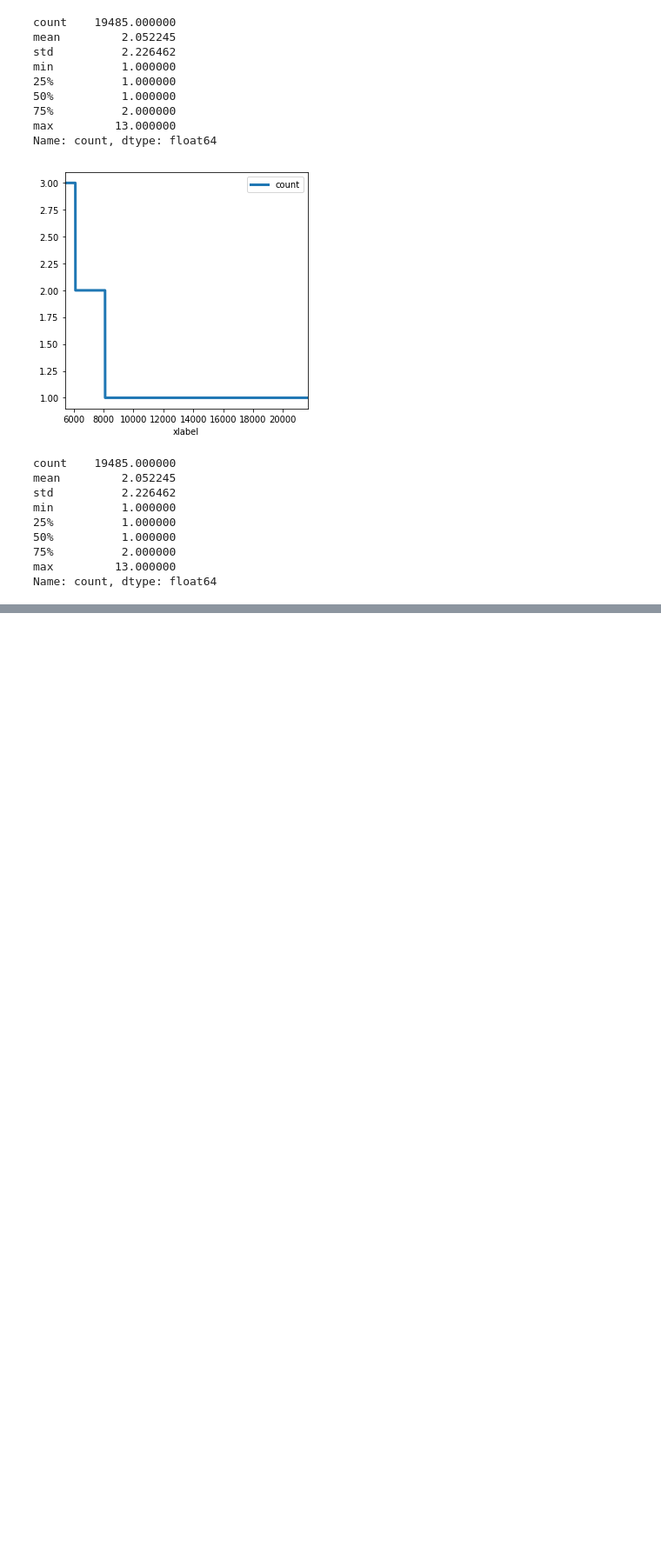
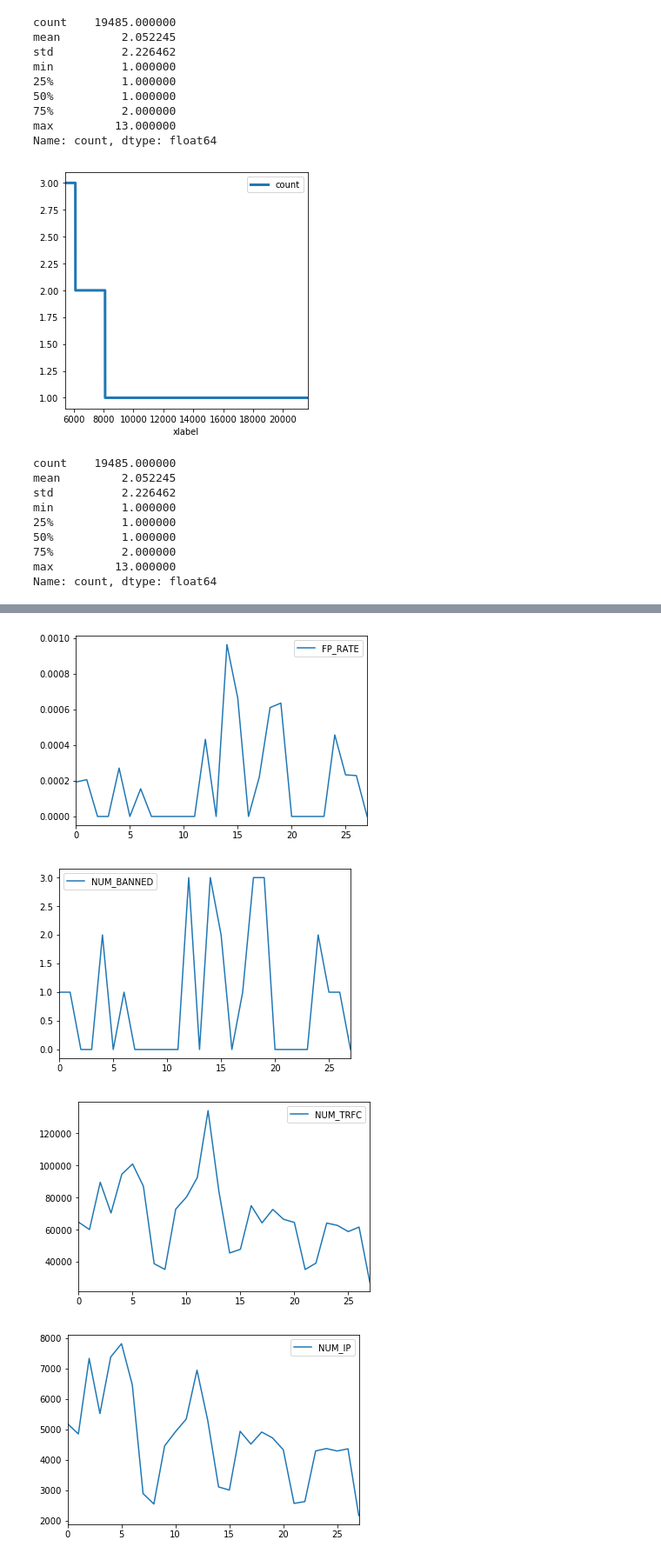
Before and after one commit to diemori/anti-crawler, a Jupyter notebook: 20_Experiments/Exmperiment_20180213.ipynb, the cells around one changed output, grey strips where cells are left out. Shown at 87% size. Cells and saved outputs as stored; diff of their text form; code cells hidden in the pictures; blank space fills up the shorter version.

```diff
--- a/20_Experiments/Exmperiment_20180213.ipynb
+++ b/20_Experiments/Exmperiment_20180213.ipynb
@@ -189,0 +230,3 @@ banned = simulate_real(df_traffic, td3, 5)
+# %%
+df_day_trfc = pd.read_csv("day_traffic_fp.csv", sep='|', encoding='utf-8')
+df_day_trfc
@@ -189,0 +263,11 @@ banned = simulate_real(df_traffic, td3, 5)
+# %%
+df_day_trfc[['FP_RATE']].plot()
+df_day_trfc[['NUM_BANNED']].plot()
+df_day_trfc[['NUM_TRFC']].plot()
+df_day_trfc[['NUM_IP']].plot()
+plt.show()
+# %% [output]
+[figure, added]
+[figure, added]
+[figure, added]
+[figure, added]
```
Also changed, not shown: parts of 11 cells of this notebook, 1 other file.
